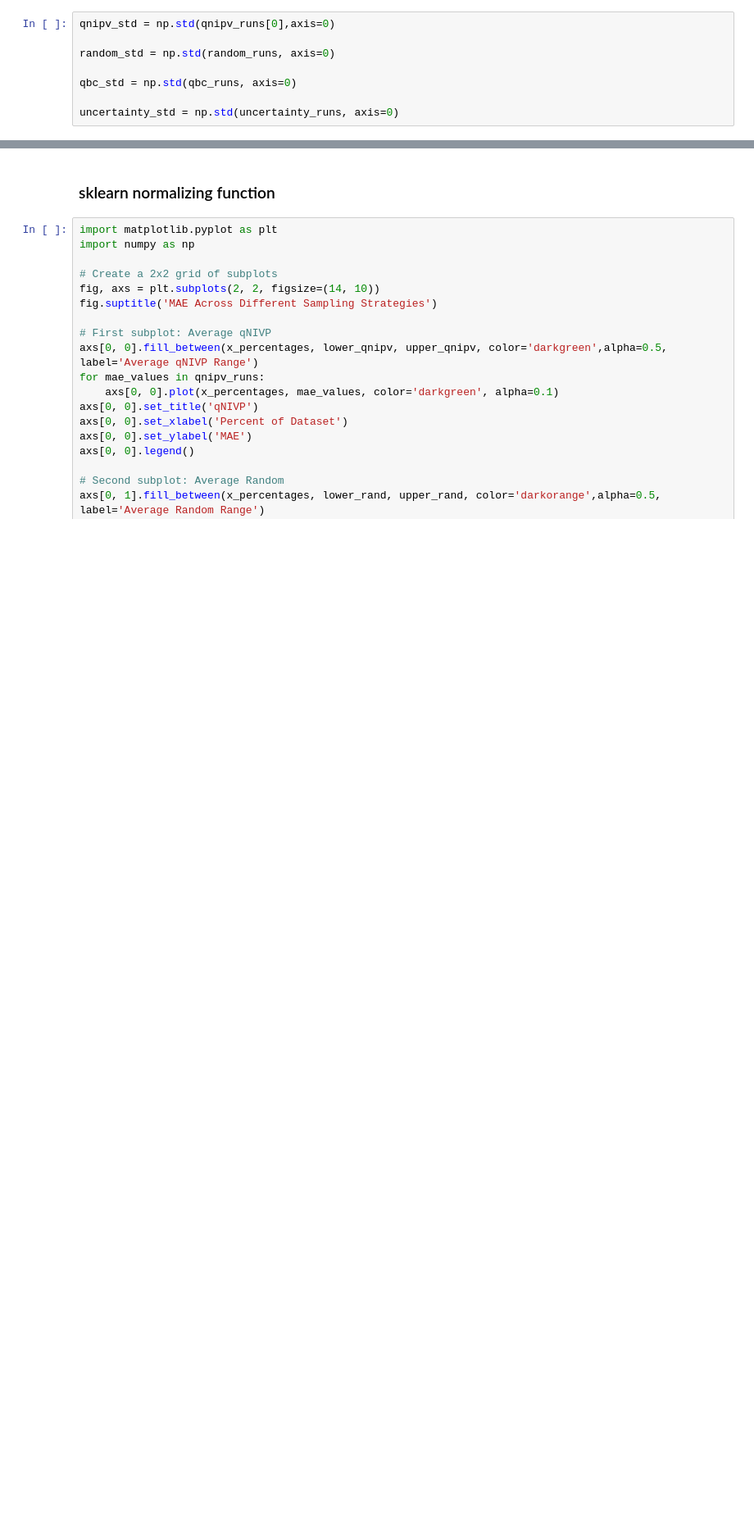
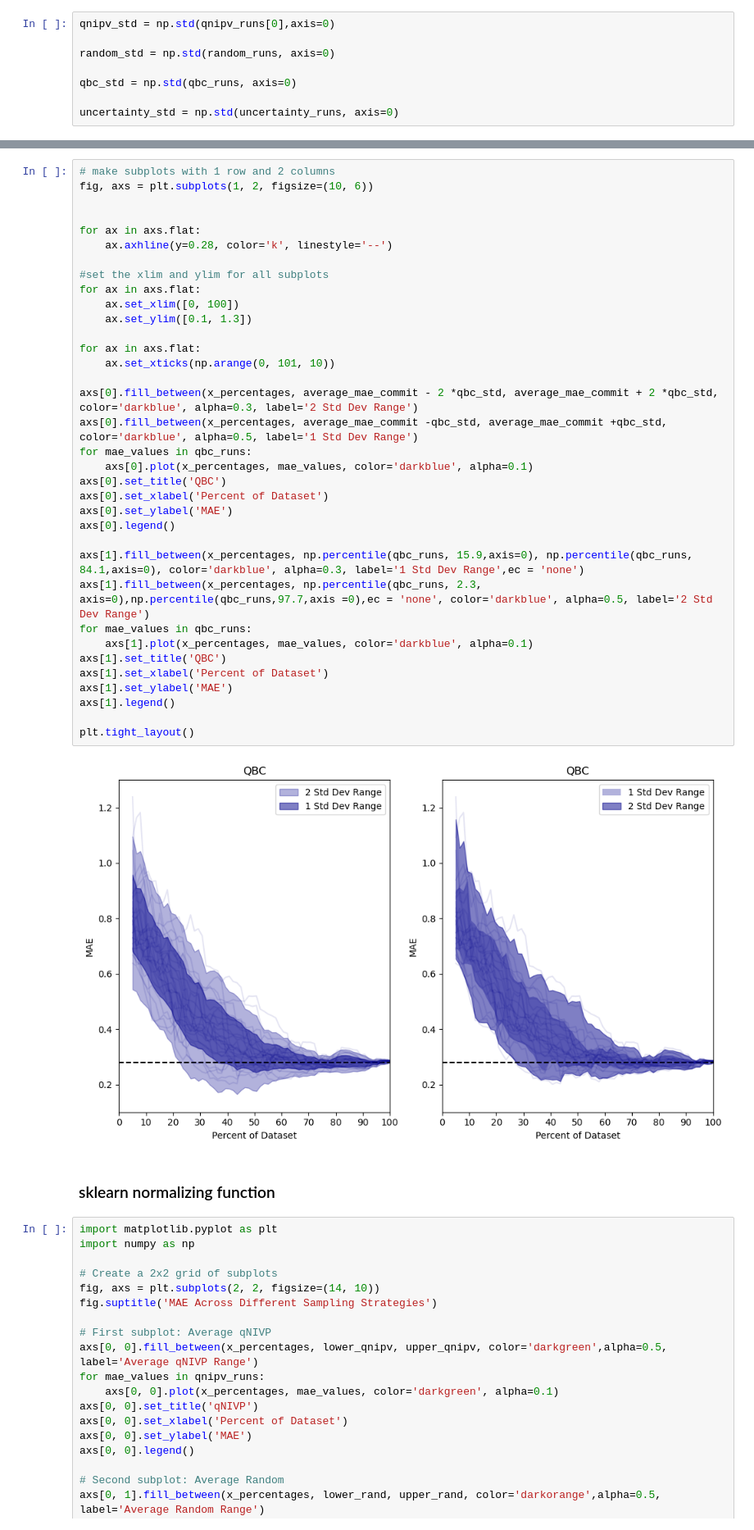
Before and after one commit to ramseyissa/qNIPV, a Jupyter notebook: notebooks/qNIPVautoAM.ipynb, the cells around one changed output, grey strips where cells are left out. Shown at 82% size. Cells and saved outputs as stored; diff of their text form; blank space fills up the shorter version.

```diff
--- a/notebooks/qNIPVautoAM.ipynb
+++ b/notebooks/qNIPVautoAM.ipynb
@@ -903,3 +822,40 @@ plt.show()
+# %%
+# make subplots with 1 row and 2 columns
+fig, axs = plt.subplots(1, 2, figsize=(10, 6))
+
+
+for ax in axs.flat:
+    ax.axhline(y=0.28, color='k', linestyle='--')
+
+#set the xlim and ylim for all subplots
+for ax in axs.flat:
+    ax.set_xlim([0, 100])
+    ax.set_ylim([0.1, 1.3])
+
+for ax in axs.flat:
+    ax.set_xticks(np.arange(0, 101, 10))
+
+axs[0].fill_between(x_percentages, average_mae_commit - 2 *qbc_std, average_mae_commit + 2 *qbc_std, color='darkblue', alpha=0.3, label='2 Std Dev Range')
+axs[0].fill_between(x_percentages, average_mae_commit -qbc_std, average_mae_commit +qbc_std, color='darkblue', alpha=0.5, label='1 Std Dev Range')
+for mae_values in qbc_runs:
+    axs[0].plot(x_percentages, mae_values, color='darkblue', alpha=0.1)
+axs[0].set_title('QBC')
+axs[0].set_xlabel('Percent of Dataset')
+axs[0].set_ylabel('MAE')
+axs[0].legend()
+
+axs[1].fill_between(x_percentages, np.percentile(qbc_runs, 15.9,axis=0), np.percentile(qbc_runs, 84.1,axis=0), color='darkblue', alpha=0.3, label='1 Std Dev Range',ec = 'none')
+axs[1].fill_between(x_percentages, np.percentile(qbc_runs, 2.3, axis=0),np.percentile(qbc_runs,97.7,axis =0),ec = 'none', color='darkblue', alpha=0.5, label='2 Std Dev Range')
+for mae_values in qbc_runs:
+    axs[1].plot(x_percentages, mae_values, color='darkblue', alpha=0.1)
+axs[1].set_title('QBC')
+axs[1].set_xlabel('Percent of Dataset')
+axs[1].set_ylabel('MAE')
+axs[1].legend()
+
+plt.tight_layout()
+# %% [output]
+[figure, added]
 # %% [markdown]
 ### sklearn normalizing function
 # %%
```
Also changed, not shown: parts of 15 cells of this notebook, 1 other file.
